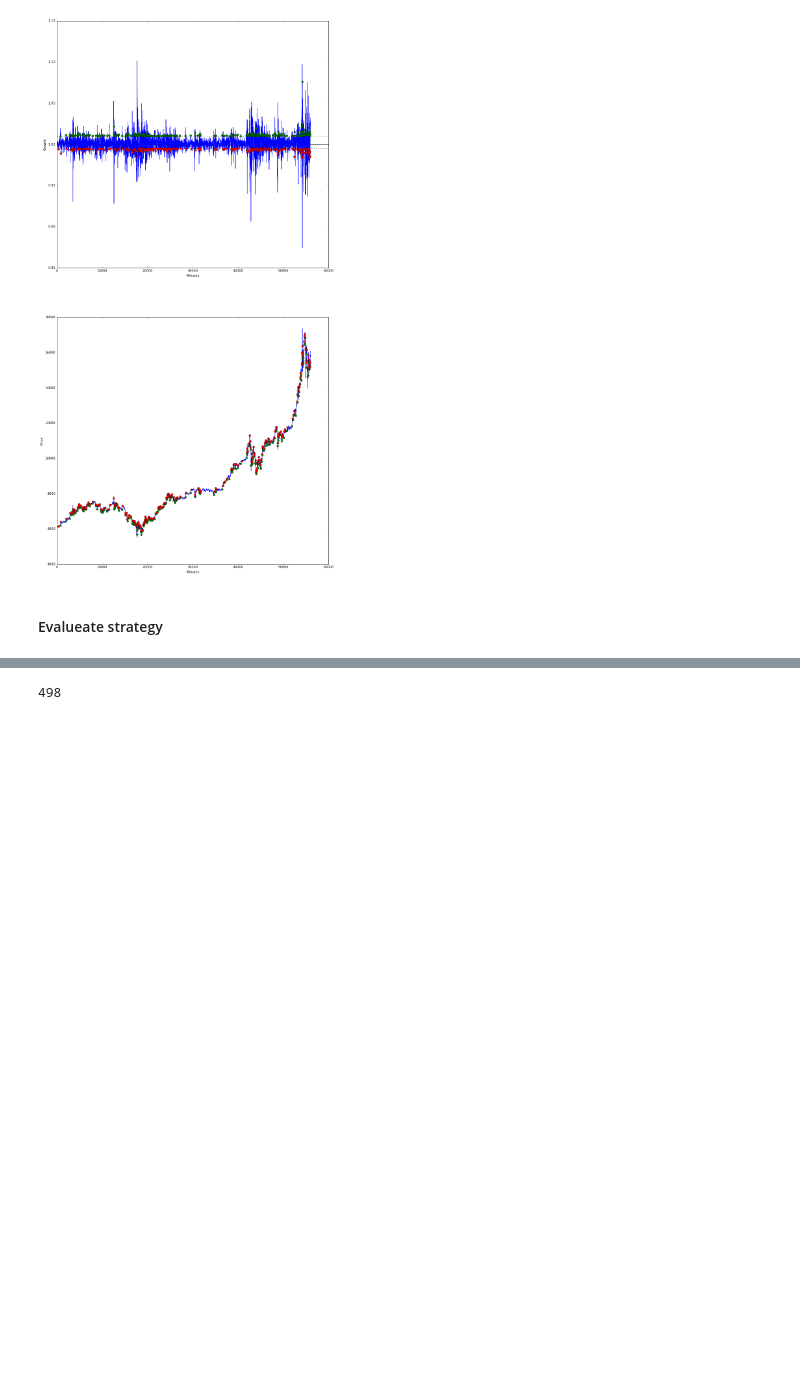
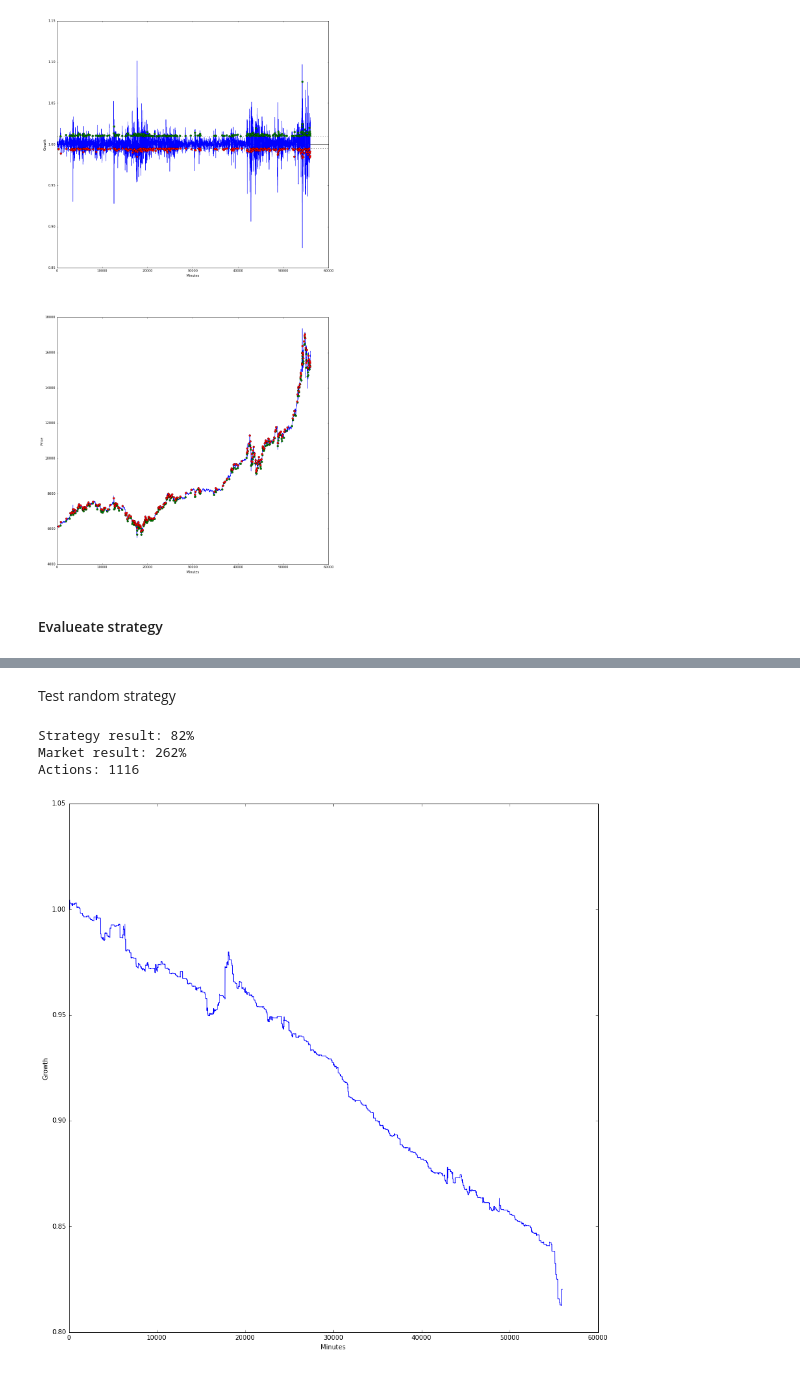
Before and after one commit to boazra/proj, a Jupyter notebook: BTC.ipynb, the cells around one changed output, grey strips where cells are left out. Saved outputs shown, nothing was run; the diff lists cells and outputs as text; code cells hidden in the pictures; blank space fills up the shorter version.

```diff
--- a/BTC.ipynb
+++ b/BTC.ipynb
@@ -33,7 +33,7 @@ def evaluate_strategy(price, actions, action_price):
     action_price: usd price for each action
     '''
     result = np.ones(len(actions)) # Growth history
-    btc = 0                        # Current number of btc
+    btc = 1                        # Current number of btc
     usd = 0                        # Current number of usd
     last_action = None             # Last non-zero action
 
@@ -174,6 +176,33 @@ Market result: 262%
 [figure]
-# %%
-# Number of actions
-print(sum(actions != 0))
-# %% [output]
-498
+# %% [markdown]
+Test random strategy
+# %%
+# Generate random actions
+p_action = 0.1
+actions = (np.random.uniform(0, 1, (2,actions.shape[0])) < p_action).sum(0)-1
+
+# Set repeated actions (consecutive sell/buy actions) to 0
+_a = actions[0]
+for i, a in enumerate(actions):
+    if a != 0:
+        if a == _a:
+            actions[i] = 0
+        _a = a
+
+# Save decision points
+idx_down = np.where(actions==-1)[0]
+idx_up = np.where(actions==1)[0]
+
+result = evaluate_strategy(data.price.values[start:end], actions, action_price)
+plt.figure(1, figsize=(15,15))
+plt.plot(result)
+plt.xlabel("Minutes")
+plt.ylabel("Growth")
+print("Strategy result: %.0f%%\nMarket result: %.0f%%" % (result[-1]*100,
+                                                          data.price.values[end]/data.price.values[start]*100))
+print("Actions: %d" % sum(actions != 0))
+# %% [output]
+Strategy result: 82%
+Market result: 262%
+Actions: 1116
+[figure, added]
```
Also changed, not shown: parts of 1 cell of this notebook.
